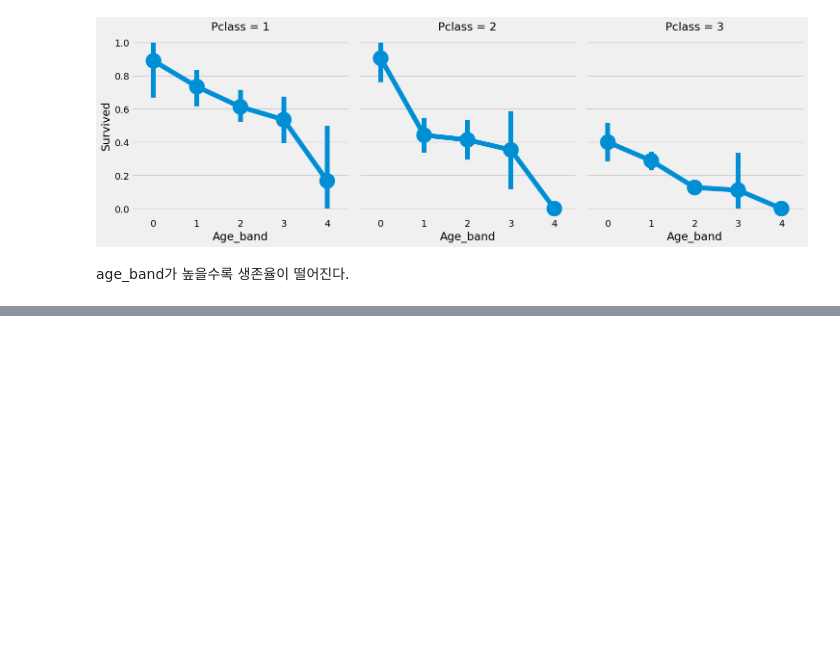
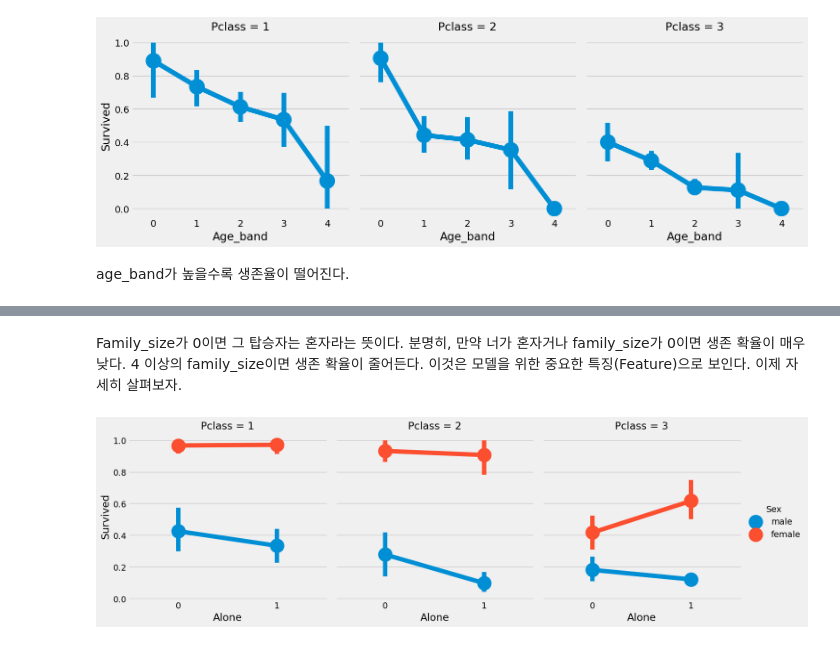
Before and after one commit to sty0507/MyKaggle, a Jupyter notebook: study_curriculum/EDA to Prediction(Dietanic).ipynb, the cells around one changed output, grey strips where cells are left out. Cells and saved outputs as stored; diff of their text form; code cells hidden in the pictures; blank space fills up the shorter version.

```diff
--- a/study_curriculum/EDA to Prediction(Dietanic).ipynb
+++ b/study_curriculum/EDA to Prediction(Dietanic).ipynb
@@ -458,0 +478,7 @@ age_band가 높을수록 생존율이 떨어진다.
+# %% [markdown]
+Family_size가 0이면 그 탑승자는 혼자라는 뜻이다. 분명히, 만약 너가 혼자거나 family_size가 0이면 생존 확율이 매우 낮다. 4 이상의 family_size이면 생존 확율이 줄어든다. 이것은 모델을 위한 중요한 특징(Feature)으로 보인다. 이제 자세히 살펴보자.
+# %%
+sns.catplot(x="Alone", y ="Survived", data=data, hue="Sex", col="Pclass", kind="point")
+plt.show()
+# %% [output]
+[figure, added]
```
Also changed, not shown: parts of 16 cells of this notebook.
